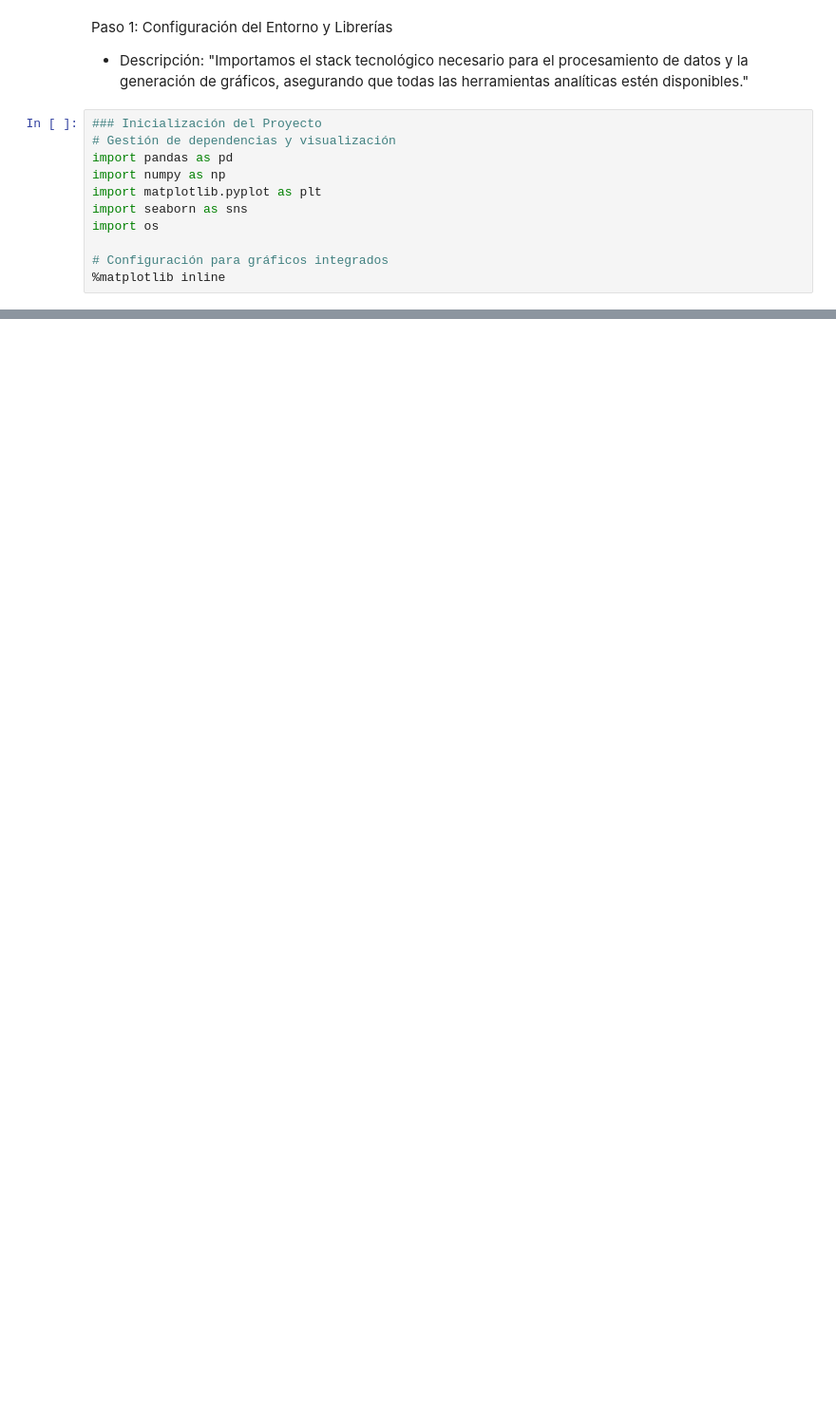
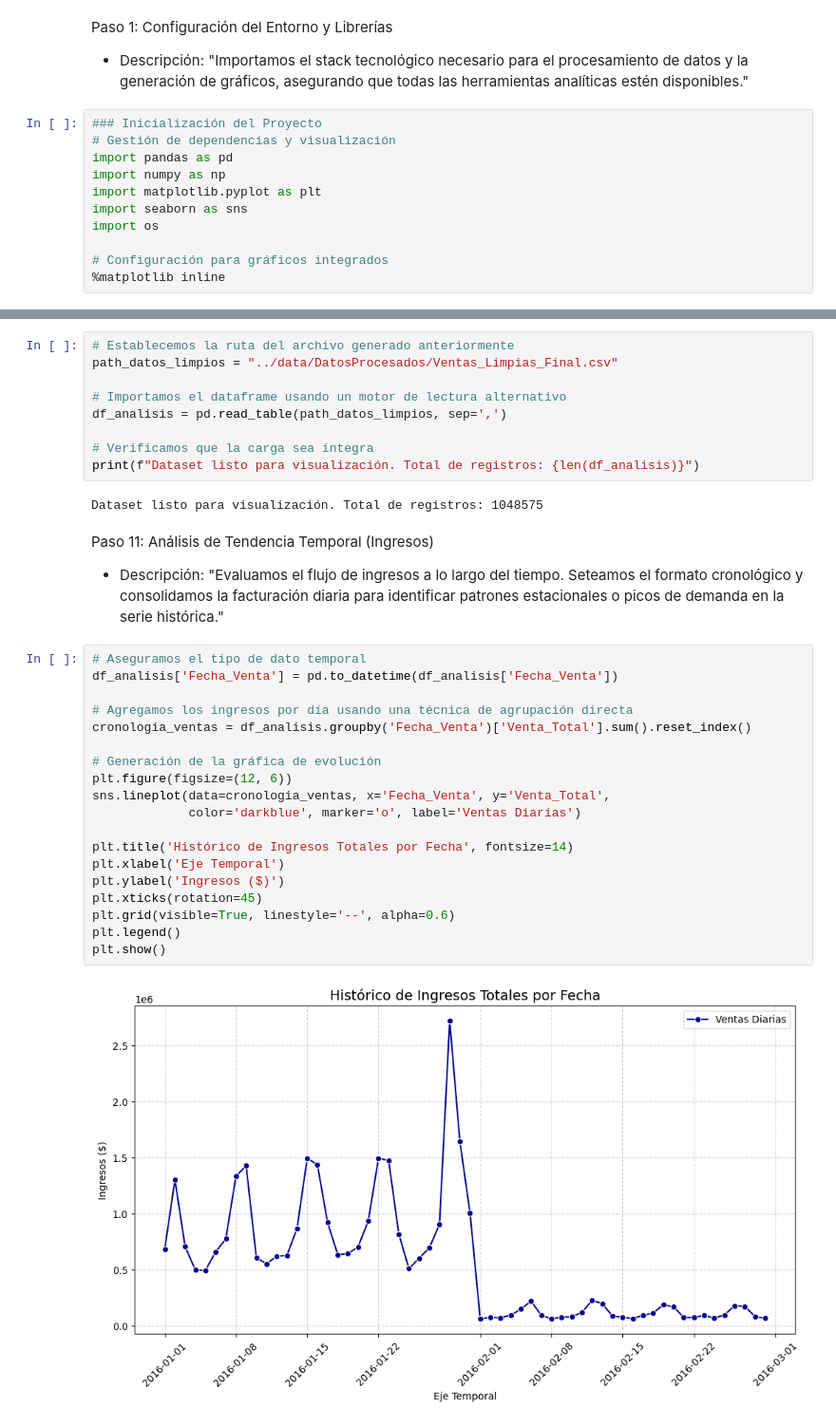
Before and after one commit to leovaldi/stock-management-system, a Jupyter notebook: scripts/limpieza_ventas.ipynb, the cells around one changed output, grey strips where cells are left out. Shown at 95% size. Cells and saved outputs as stored; diff of their text form; blank space fills up the shorter version.

```diff
--- a/scripts/limpieza_ventas.ipynb
+++ b/scripts/limpieza_ventas.ipynb
@@ -240,0 +227,35 @@ plt.show()
+# %%
+# Establecemos la ruta del archivo generado anteriormente
+path_datos_limpios = "../data/DatosProcesados/Ventas_Limpias_Final.csv"
+
+# Importamos el dataframe usando un motor de lectura alternativo
+df_analisis = pd.read_table(path_datos_limpios, sep=',')
+
+# Verificamos que la carga sea íntegra
+print(f"Dataset listo para visualización. Total de registros: {len(df_analisis)}")
+# %% [output]
+Dataset listo para visualización. Total de registros: 1048575
+# %% [markdown]
+Paso 11: Análisis de Tendencia Temporal (Ingresos)
+- Descripción: "Evaluamos el flujo de ingresos a lo largo del tiempo. Seteamos el formato cronológico y consolidamos la facturación diaria para identificar patrones estacionales o picos de demanda en la serie histórica."
+# %%
+# Aseguramos el tipo de dato temporal
+df_analisis['Fecha_Venta'] = pd.to_datetime(df_analisis['Fecha_Venta'])
+
+# Agregamos los ingresos por día usando una técnica de agrupación directa
+cronologia_ventas = df_analisis.groupby('Fecha_Venta')['Venta_Total'].sum().reset_index()
+
+# Generación de la gráfica de evolución
+plt.figure(figsize=(12, 6))
+sns.lineplot(data=cronologia_ventas, x='Fecha_Venta', y='Venta_Total',
+             color='darkblue', marker='o', label='Ventas Diarias')
+
+plt.title('Histórico de Ingresos Totales por Fecha', fontsize=14)
+plt.xlabel('Eje Temporal')
+plt.ylabel('Ingresos ($)')
+plt.xticks(rotation=45)
+plt.grid(visible=True, linestyle='--', alpha=0.6)
+plt.legend()
+plt.show()
+# %% [output]
+[figure, added]
```
Also changed, not shown: parts of 51 cells of this notebook, 9 other files.
